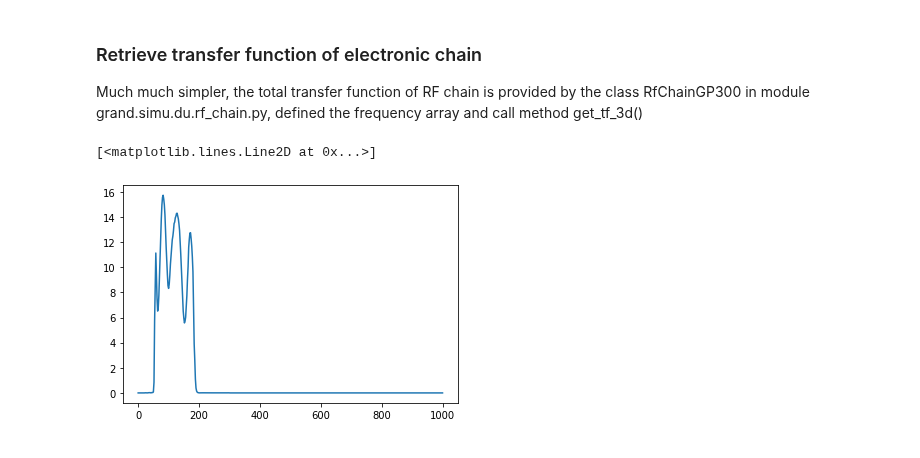
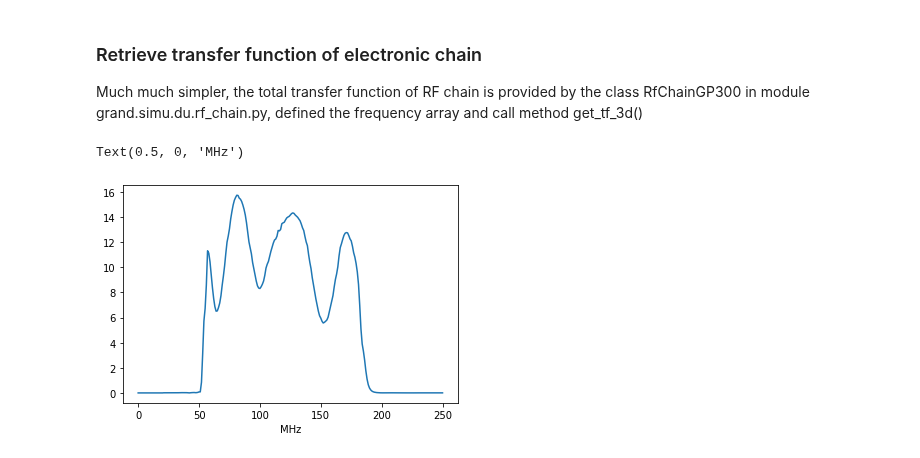
Before and after one commit to grand-mother/grand, a Jupyter notebook: examples/notebook/data_chal/dc1_dc2.ipynb, the cells around one changed output. Drawn from its saved outputs; the diff is of its cells as text; code cells hidden in the pictures.

```diff
--- a/examples/notebook/data_chal/dc1_dc2.ipynb
+++ b/examples/notebook/data_chal/dc1_dc2.ipynb
@@ -186,14 +190,15 @@ Much much simpler, the total transfer function of RF chain is provided by the cl
 # %%
 from grand.simu.du.rf_chain import RfChainGP300
 import scipy.fft as sf
 import matplotlib.pyplot as plt
 import numpy as np
 
-out_f = sf.rfftfreq(1000, 0.5e-9) / 1e6
+out_f = sf.rfftfreq(500, 2e-9) / 1e6
 rfchain = RfChainGP300()
 rfchain.compute_for_freqs(out_f)
 tf = rfchain.get_tf_3d()
-plt.plot(out_f,np.abs(tf[0]))
+plt.plot(out_f, np.abs(tf[0]))
+plt.xlabel("MHz")
 # %% [output]
-[<matplotlib.lines.Line2D at 0x...>]
+Text(0.5, 0, 'MHz')
-[figure, old version]
+[figure, new version]
```
Also changed, not shown: parts of 7 cells of this notebook.
